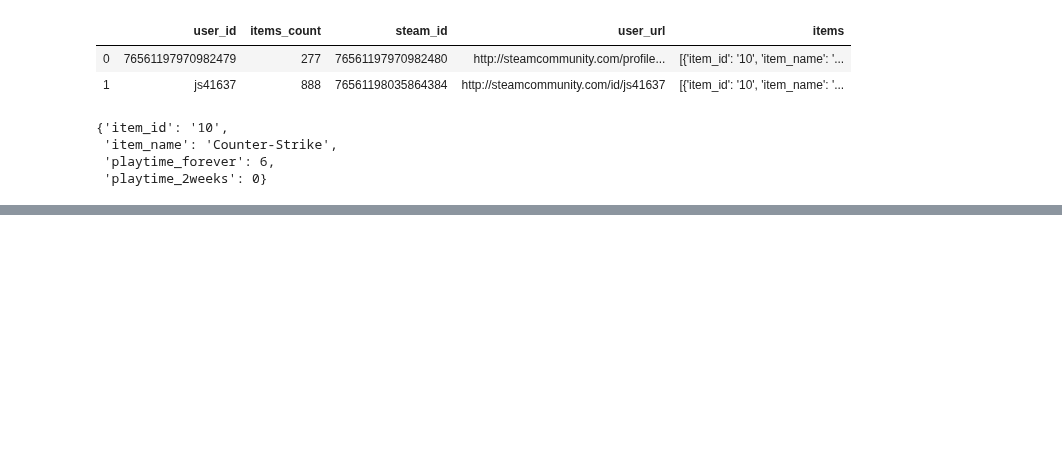
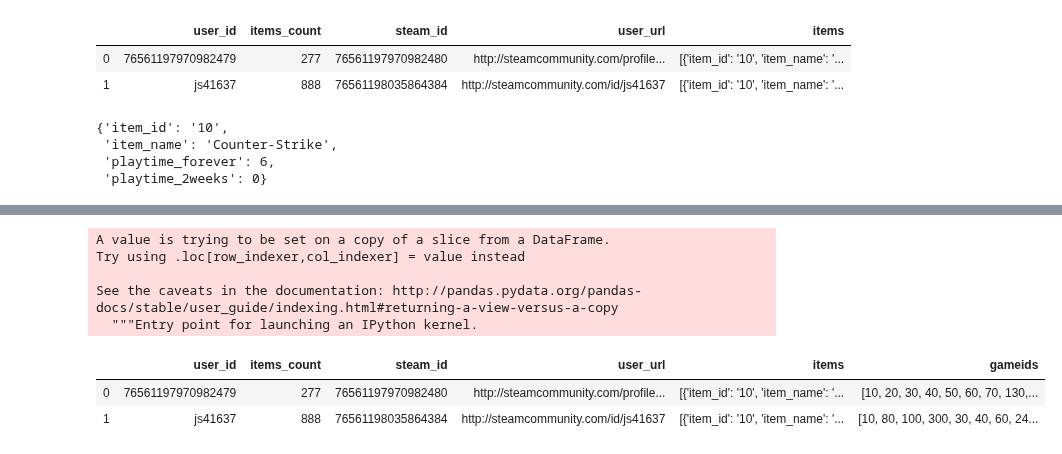
Before and after one commit to nadinezab/video-game-recs, a Jupyter notebook: 2-Data-Exploration.ipynb, the cells around one changed output, grey strips where cells are left out. Cells and saved outputs as stored; diff of their text form; code cells hidden in the pictures; blank space fills up the shorter version.

```diff
--- a/2-Data-Exploration.ipynb
+++ b/2-Data-Exploration.ipynb
@@ -103,0 +184,14 @@ testdf['items'][0][0]
+# %%
+testdf['gameids'] = testdf['items'].apply(lambda x: [x [index]['item_id'] for index, _ in enumerate(x)])
+# %% [output]
+A value is trying to be set on a copy of a slice from a DataFrame.
+Try using .loc[row_indexer,col_indexer] = value instead
+
+See the caveats in the documentation: http://pandas.pydata.org/pandas-docs/stable/user_guide/indexing.html#returning-a-view-versus-a-copy
+  """Entry point for launching an IPython kernel.
+# %%
+testdf.head()
+# %% [output]
+|  | user_id | items_count | steam_id | user_url | items | gameids |
+| 0 | 76561197970982479 | 277 | 76561197970982480 | http://steamcommunity.com/profile... | [{'item_id': '10', 'item_name': '... | [10, 20, 30, 40, 50, 60, 70, 130,... |
+| 1 | js41637 | 888 | 76561198035864384 | http://steamcommunity.com/id/js41637 | [{'item_id': '10', 'item_name': '... | [10, 80, 100, 300, 30, 40, 60, 24... |
```
Also changed, not shown: parts of 11 cells of this notebook.
